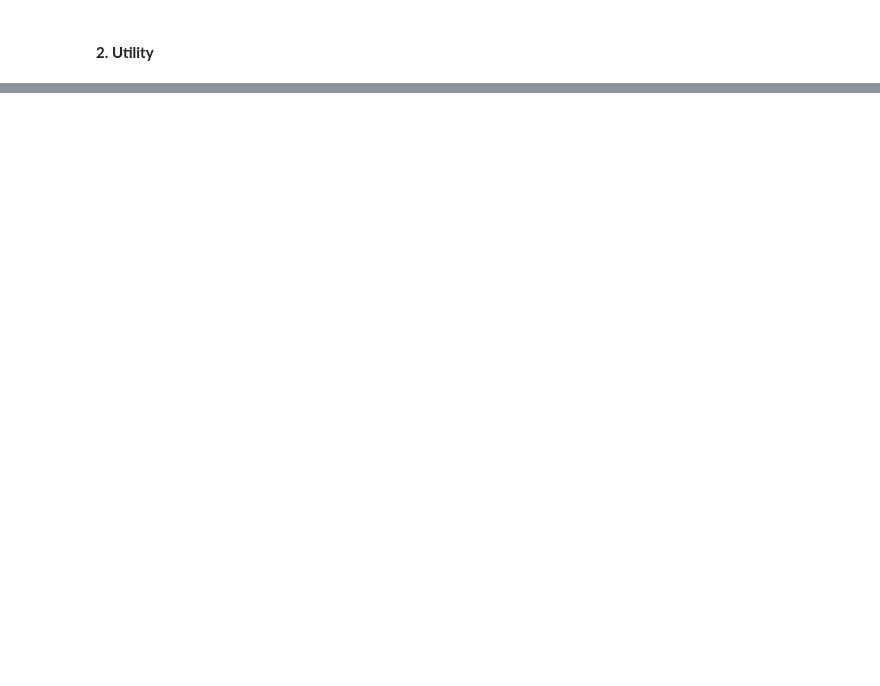
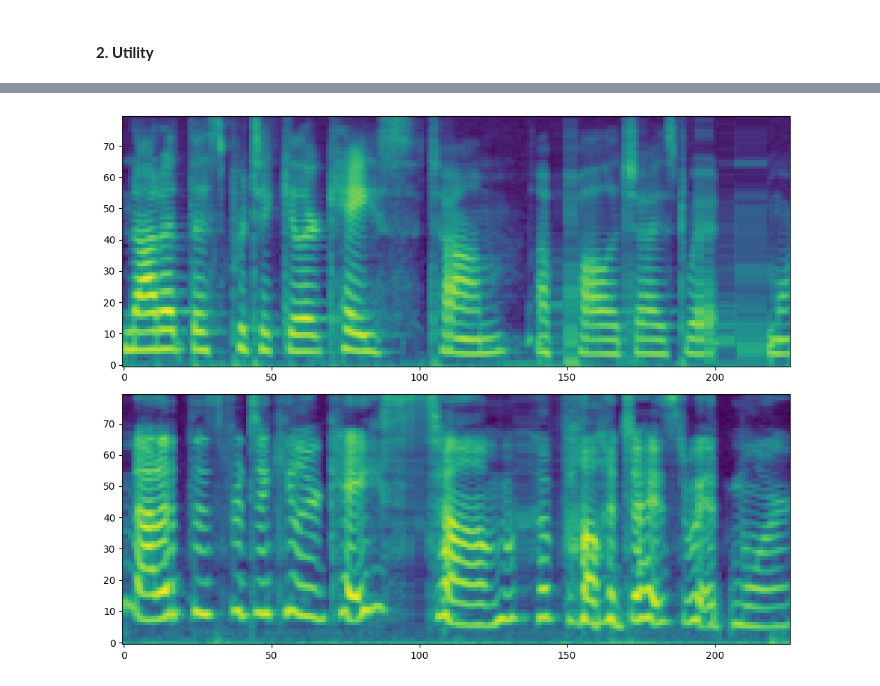
Before and after one commit to Orca0917/fine-grained-emotional-control-of-tts, a Jupyter notebook: emo_rank_tts/fine_grained_emotional_control_of_tts.ipynb, the cells around one changed output, grey strips where cells are left out. Cells and saved outputs as stored; diff of their text form; code cells hidden in the pictures; blank space fills up the shorter version.

```diff
--- a/emo_rank_tts/fine_grained_emotional_control_of_tts.ipynb
+++ b/emo_rank_tts/fine_grained_emotional_control_of_tts.ipynb
@@ -38,7 +44,7 @@ EMOTIONS            = ['neutral', 'amused', 'angry', 'disgusted', 'sleepy']
 SIL_PHONES          = ['sil', 'spn', 'sp', '']
 PITCH_AVERAGING     = False
 ENERGY_AVERAGING    = False
-MATCH_TRANSCRIPT    = False
+MATCH_TRANSCRIPT    = True
 
 
 ##############################################
@@ -58,7 +64,7 @@ F_MAX               = 8000.0
 ##############################################
 N_EPOCHS            = 100
 MAX_ITERATIONS      = 50000
-BATCH_SIZE          = 32
+BATCH_SIZE          = 16
 LEARNING_RATE       = 0.000001
 
 
@@ -70,14 +76,15 @@ N_HEADS             = 2
 HIDDEN_DIM          = 256
 KERNEL_SIZE         = 9
 DROPOUT             = 0.1
-ALPHA               = 0.1
-BETA                = 1.0
+ALPHA               = 0.1       # mixup
+BETA                = 1.0       # rank
 
 
 ##############################################
 # 6. Miscellaneous
 ##############################################
 MARKER              = ['o', '^', 's', 'd']
+COLORS              = ['#7C00FE', '#F9E400', '#FFAF00', '#F5004F', '#00B2A9']
 # %%
 import os
 import tgt
@@ -1056,29 +1177,31 @@ torchaudio.save('/workspace/waveform_reconstructed.wav', waveforms.squeeze(1), 1
 # %%
 import numpy as np
 import matplotlib.pyplot as plt
 from librosa.sequence import dtw
 
-audio_id = '0002'
+audio_id = '00021'
 
 data1 = np.load(f'/workspace/preprocessed/jenie/neutral_{audio_id}.npz')
 data2 = np.load(f'/workspace/preprocessed/jenie/amused_{audio_id}.npz')
 
 mel1 = data1['mel']
 mel2 = data2['mel']
 
 D, wp = dtw(mel1, mel2, metric='euclidean')
 
 wp = wp[::-1]
 
 mel1_aligned = mel1[:, wp[:, 0]]
 mel2_aligned = mel2[:, wp[:, 1]]
 
 # 3. 플롯 설정
 fig, (ax1, ax2) = plt.subplots(2, 1, figsize=(10, 8))
 
 ax1.imshow(mel1_aligned, aspect='auto', origin='lower', interpolation='none', cmap='viridis')
 ax2.imshow(mel2_aligned, aspect='auto', origin='lower', interpolation='none', cmap='viridis')
 
 
 plt.tight_layout()
 plt.show()
+# %% [output]
+[figure, added]
```
Also changed, not shown: parts of 19 cells of this notebook, 1 other file.
